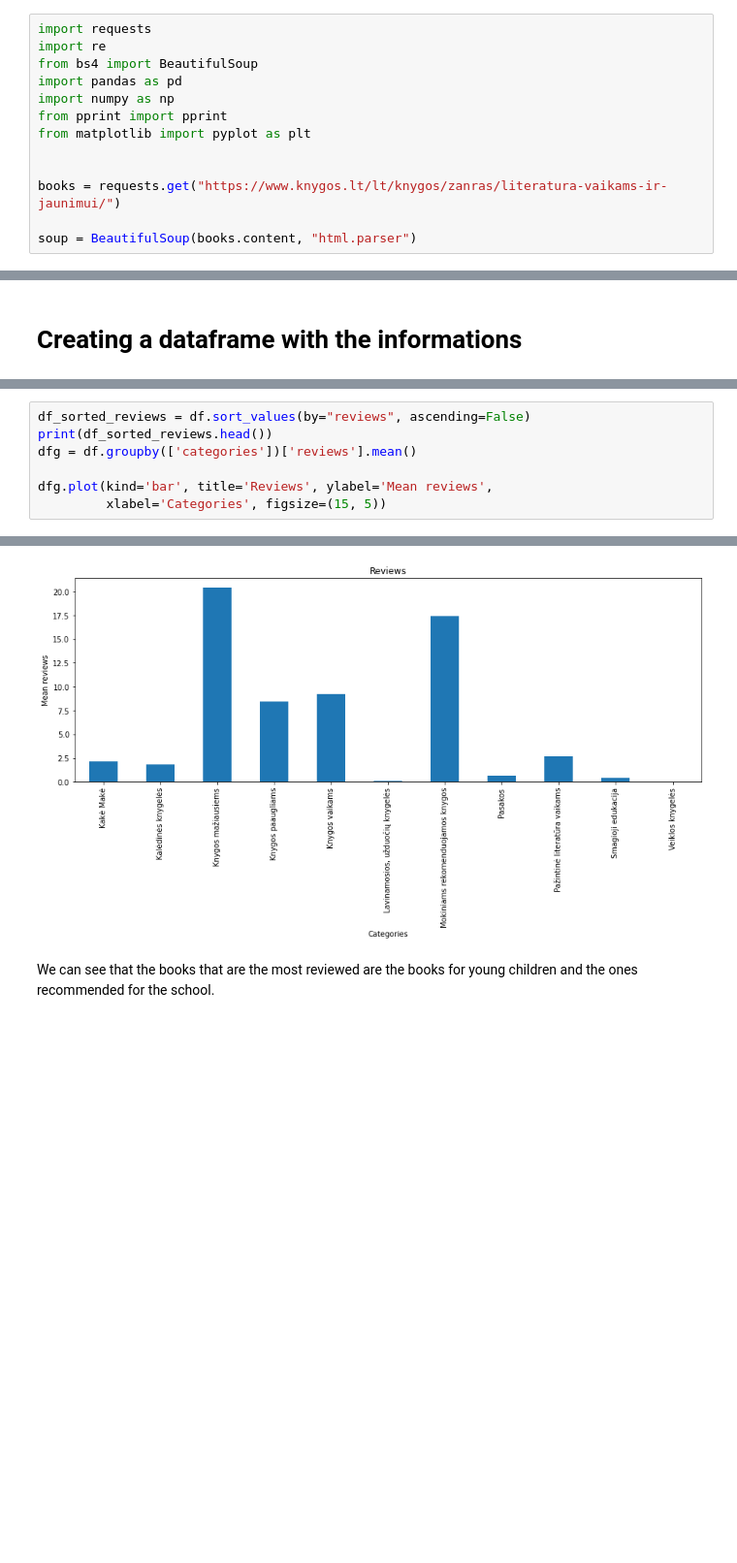
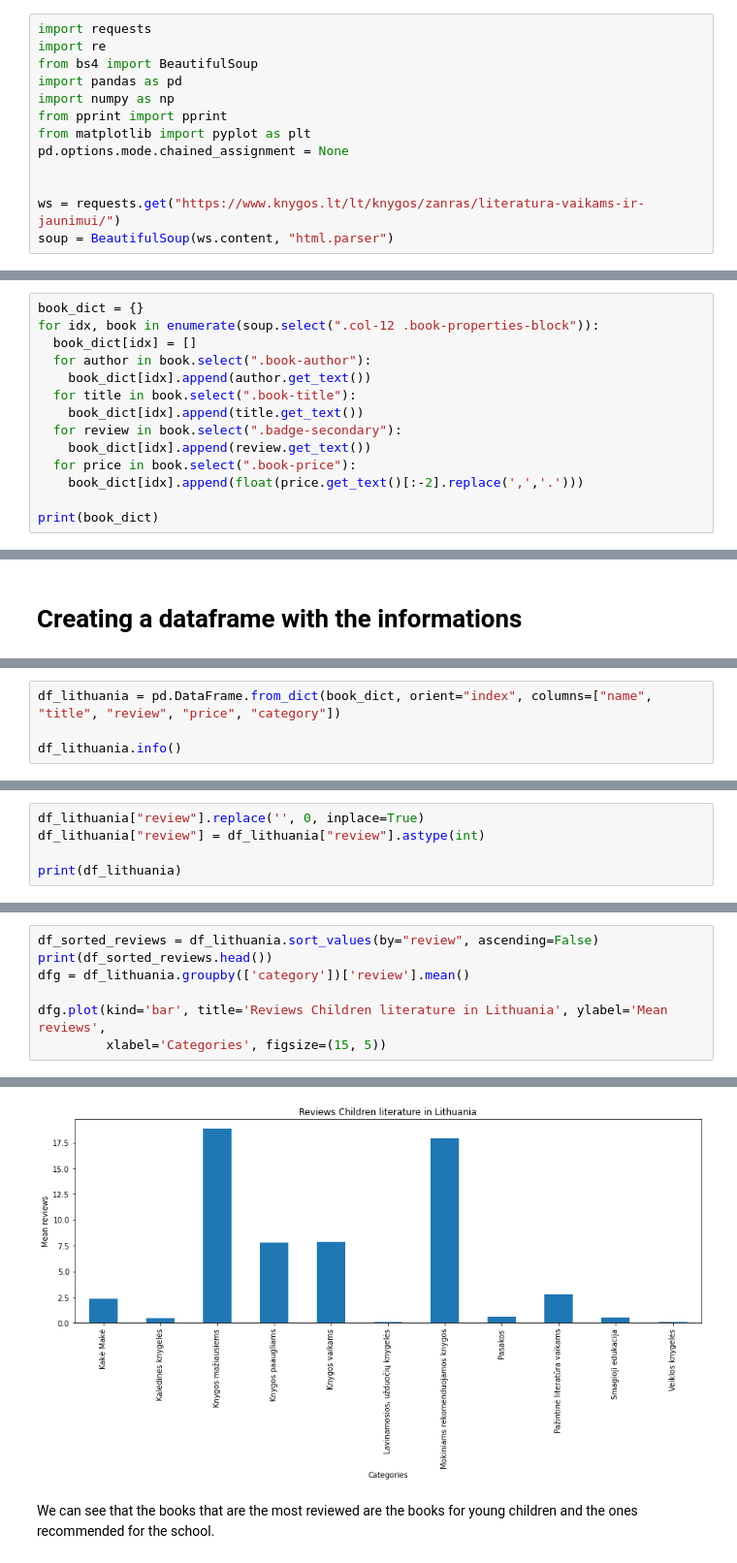
Before and after one commit to StMaCre/DS_youth_literature_lithuania, a Jupyter notebook: Scrapping_youth_literature.ipynb, the cells around one changed output, grey strips where cells are left out. Shown: that part at 97% size. Drawn from its saved outputs; the diff is of its cells as text; blank space fills up the shorter version.

```diff
--- a/Scrapping_youth_literature.ipynb
+++ b/Scrapping_youth_literature.ipynb
@@ -17,11 +18,11 @@ import pandas as pd
 import numpy as np
 from pprint import pprint
 from matplotlib import pyplot as plt
+pd.options.mode.chained_assignment = None
 
 
-books = requests.get("https://www.knygos.lt/lt/knygos/zanras/literatura-vaikams-ir-jaunimui/")
-
-soup = BeautifulSoup(books.content, "html.parser")
+ws = requests.get("https://www.knygos.lt/lt/knygos/zanras/literatura-vaikams-ir-jaunimui/")
+soup = BeautifulSoup(ws.content, "html.parser")
 # %% [markdown]
 **Selection of books**
 
@@ -50,0 +32,14 @@ for element in reviews:
+# %%
+book_dict = {}
+for idx, book in enumerate(soup.select(".col-12 .book-properties-block")):
+  book_dict[idx] = []
+  for author in book.select(".book-author"):
+    book_dict[idx].append(author.get_text())
+  for title in book.select(".book-title"):
+    book_dict[idx].append(title.get_text())
+  for review in book.select(".badge-secondary"):
+    book_dict[idx].append(review.get_text())
+  for price in book.select(".book-price"):
+    book_dict[idx].append(float(price.get_text()[:-2].replace(',','.')))
+
+print(book_dict)
@@ -107,0 +85,4 @@ print(df)
+# %%
+df_lithuania = pd.DataFrame.from_dict(book_dict, orient="index", columns=["name", "title", "review", "price", "category"])
+
+df_lithuania.info()
@@ -107,0 +104,5 @@ print(df)
+# %%
+df_lithuania["review"].replace('', 0, inplace=True)
+df_lithuania["review"] = df_lithuania["review"].astype(int)
+
+print(df_lithuania)
@@ -112,8 +145,8 @@ Then we will visualize which books are more popular according to their categorie
 # %%
-df_sorted_reviews = df.sort_values(by="reviews", ascending=False)
+df_sorted_reviews = df_lithuania.sort_values(by="review", ascending=False)
 print(df_sorted_reviews.head())
-dfg = df.groupby(['categories'])['reviews'].mean()
+dfg = df_lithuania.groupby(['category'])['review'].mean()
 
-dfg.plot(kind='bar', title='Reviews', ylabel='Mean reviews',
+dfg.plot(kind='bar', title='Reviews Children literature in Lithuania', ylabel='Mean reviews',
          xlabel='Categories', figsize=(15, 5))
 # %% [output]
@@ -133,4 +166,4 @@ dfg.plot(kind='bar', title='Reviews', ylabel='Mean reviews',
 <matplotlib.axes._subplots.AxesSubplot at 0x...>
-[figure, old version]
+[figure, new version]
 # %% [markdown]
 We can see that the books that are the most reviewed are the books for young children and the ones recommended for the school.
```
Also changed, not shown: parts of 31 cells of this notebook.
